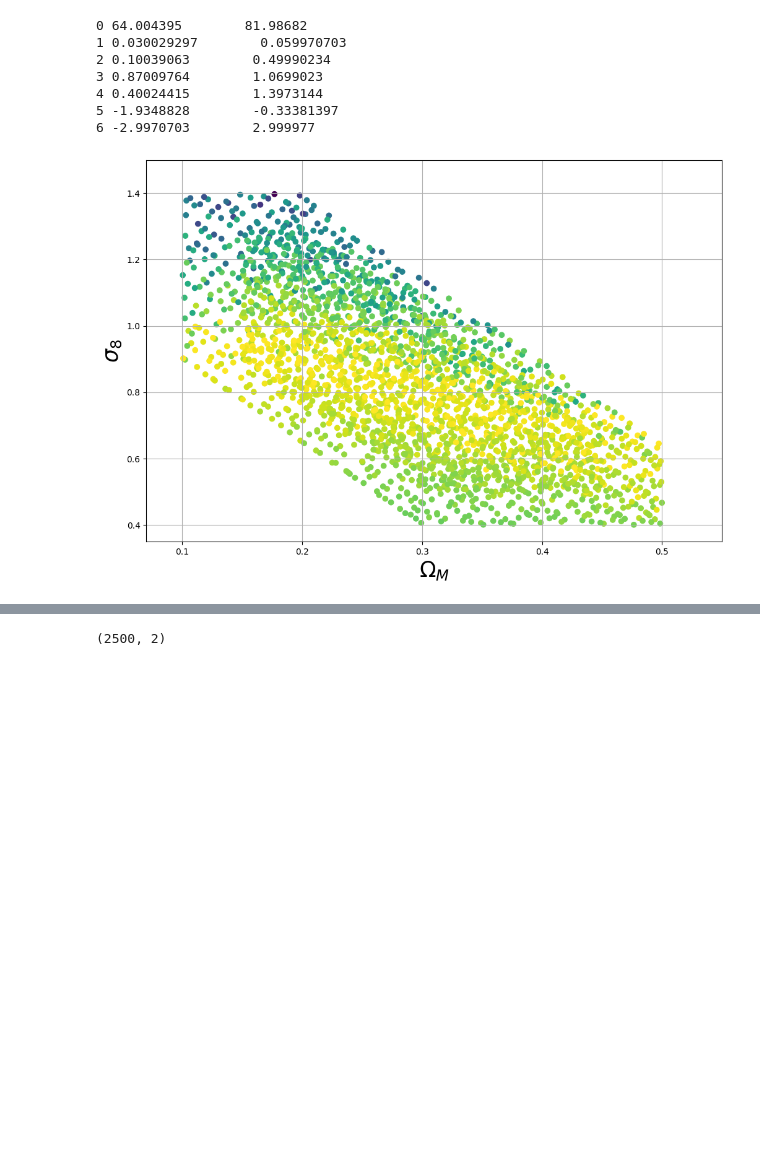
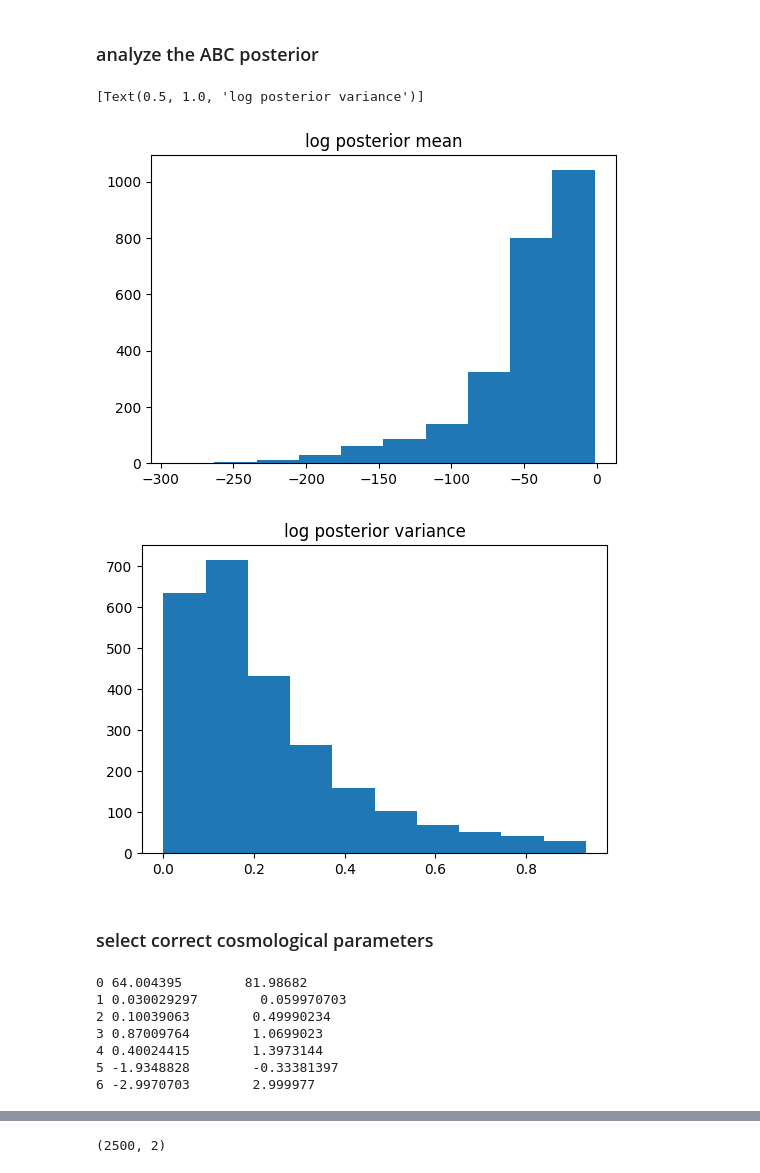
Before and after one commit to des-science/y3-deep-lss, a Jupyter notebook: notebooks/evaluation/constraints.ipynb, the cells around one changed output, grey strips where cells are left out. Cells and saved outputs as stored; diff of their text form; code cells hidden in the pictures; blank space fills up the shorter version.

```diff
--- a/notebooks/evaluation/constraints.ipynb
+++ b/notebooks/evaluation/constraints.ipynb
@@ -72 +81,25 @@ plt.hist(posterior, log=True, bins=20);
+# %% [markdown]
+### analyze the ABC posterior
+# %%
+# change variance
+# Y_init[:,1] = 1000*Y_init[:,1]
+# Y_init[:,1] = 0.01*Y_init[:,1]
+
+# log posterior mean
+fig, ax = plt.subplots(figsize=(6,4))
+
+ax.hist(Y_init[:,0])
+ax.set(title="log posterior mean")
+
+# log posterior variance
+fig, ax = plt.subplots(figsize=(6,4))
+
+ax.hist(Y_init[:,1])
+ax.set(title="log posterior variance")
+# %% [output]
+[Text(0.5, 1.0, 'log posterior variance')]
+[figure, added]
+[figure, added]
+# %% [markdown]
+### select correct cosmological parameters
 # %%
@@ -83,12 +116,3 @@ s8 = grid_cosmos[:,0,4]
 4 0.40024415        1.3973144
 5 -1.9348828        -0.33381397
 6 -2.9970703        2.999977
-# %%
-fig, ax = plt.subplots(figsize=(12,8))
-ax.scatter(Om, s8, c=np.log(posterior))
-ax.set(xlim=(0.07, 0.55), ylim=(0.35, 1.5))
-ax.set_xlabel("$\Omega_M$", fontsize=25)
-ax.set_ylabel("$\sigma_8$", fontsize=25)
-ax.grid(True)
-# %% [output]
-[figure, removed]
```
Also changed, not shown: parts of 26 cells of this notebook, 3 other files.
